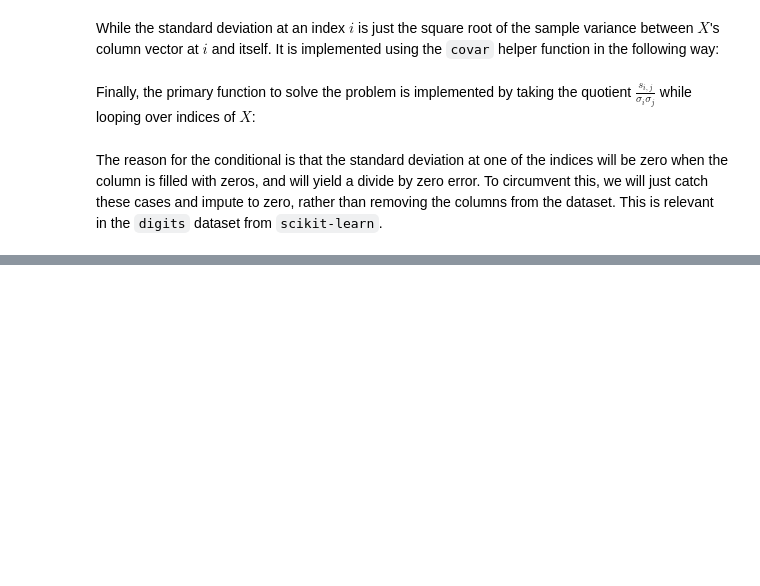
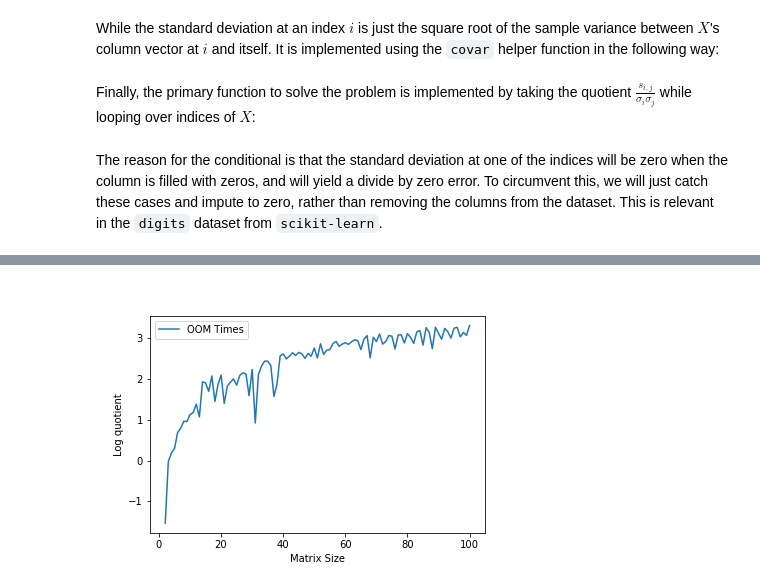
Before and after one commit to adamcatto/ml-hw-01, a Jupyter notebook: report.ipynb, the cells around one changed output, grey strips where cells are left out. Saved outputs shown, nothing was run; the diff lists cells and outputs as text; code cells hidden in the pictures; blank space fills up the shorter version.

```diff
--- a/report.ipynb
+++ b/report.ipynb
@@ -184,0 +275,4 @@ zsh:1: bad pattern: [alt
+# %%
+Image(filename='comparison-problem-01-logs.png') # order of magnitude difference in performance: pairwise distance matrix vectorization vs. loop
+# %% [output]
+[figure, added]
```
Also changed, not shown: parts of 23 cells of this notebook, 8 other files.
